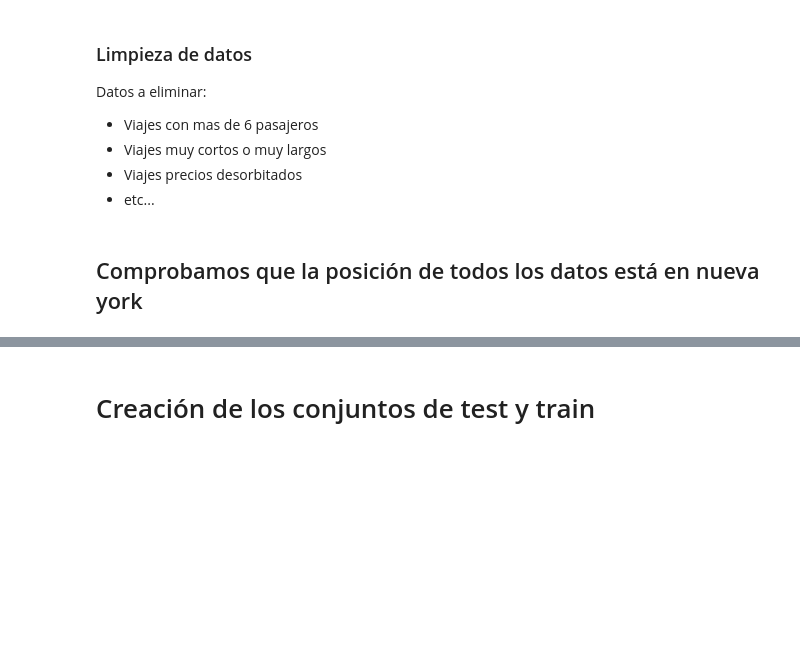
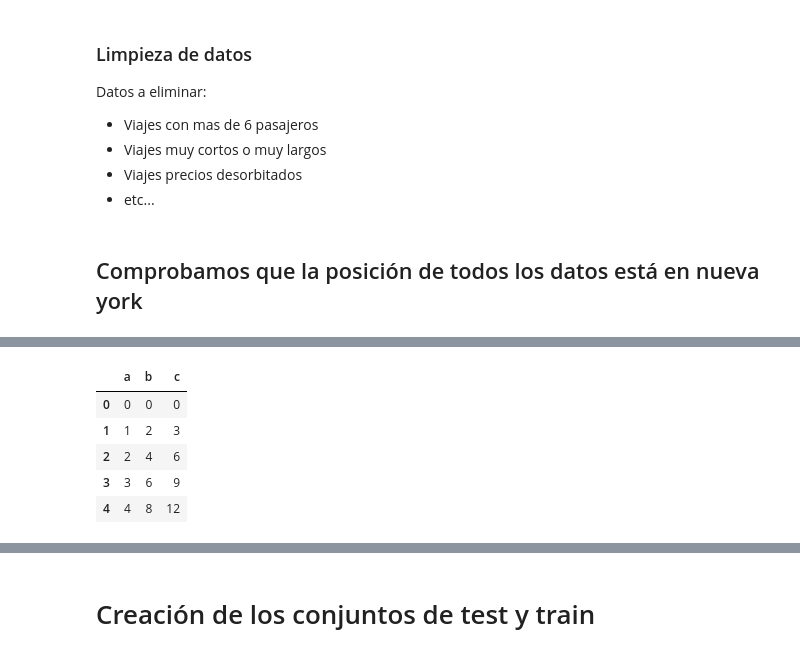
Before and after one commit to gag1005/Mineria-de-datos, a Jupyter notebook: practica3/practica3.ipynb, the cells around one changed output, grey strips where cells are left out. Cells and saved outputs as stored; diff of their text form; code cells hidden in the pictures; blank space fills up the shorter version.

```diff
--- a/practica3/practica3.ipynb
+++ b/practica3/practica3.ipynb
@@ -135,0 +131,10 @@ df.head()
+# %%
+df = pd.DataFrame([[x, 2 * x, 3 * x] for x in range(10)], columns=['a', 'b', 'c'])
+df.head()
+# %% [output]
+|  | a | b | c |
+| 0 | 0 | 0 | 0 |
+| 1 | 1 | 2 | 3 |
+| 2 | 2 | 4 | 6 |
+| 3 | 3 | 6 | 9 |
+| 4 | 4 | 8 | 12 |
```
Also changed, not shown: parts of 15 cells of this notebook, 1 other file.
